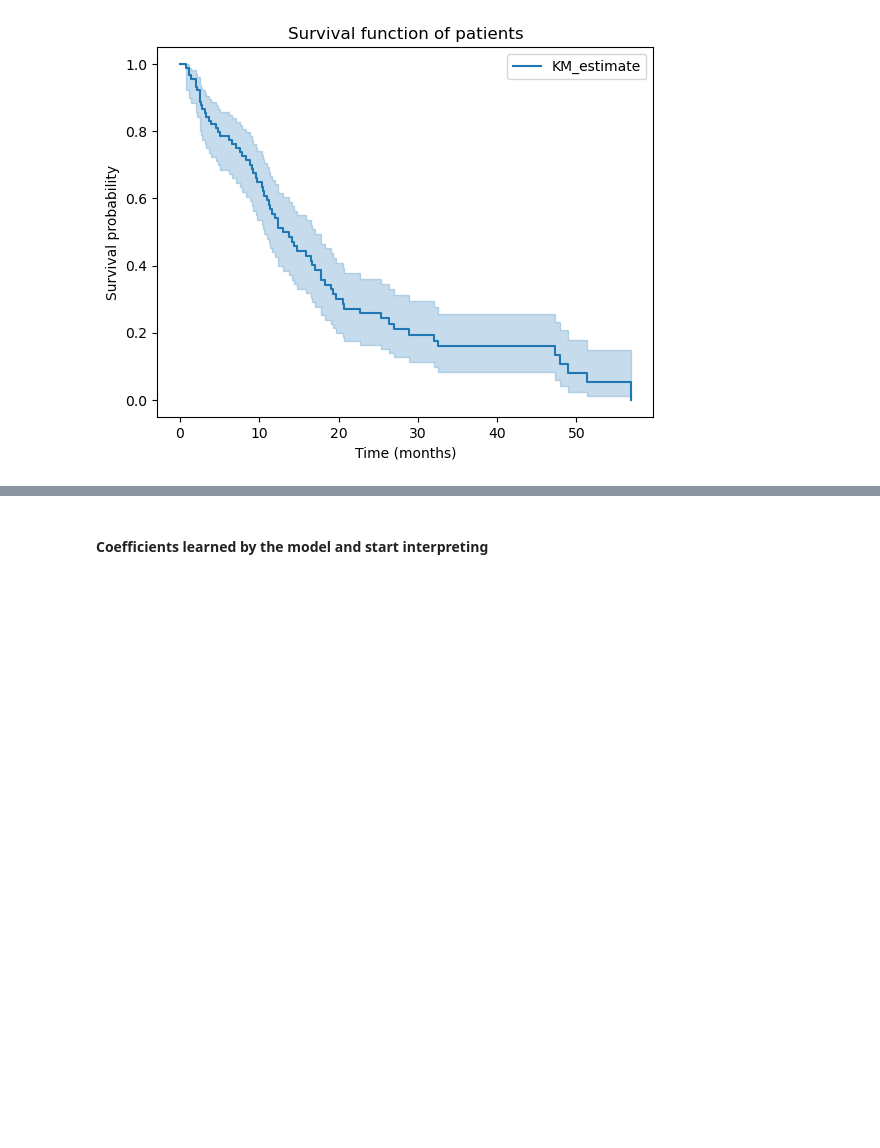
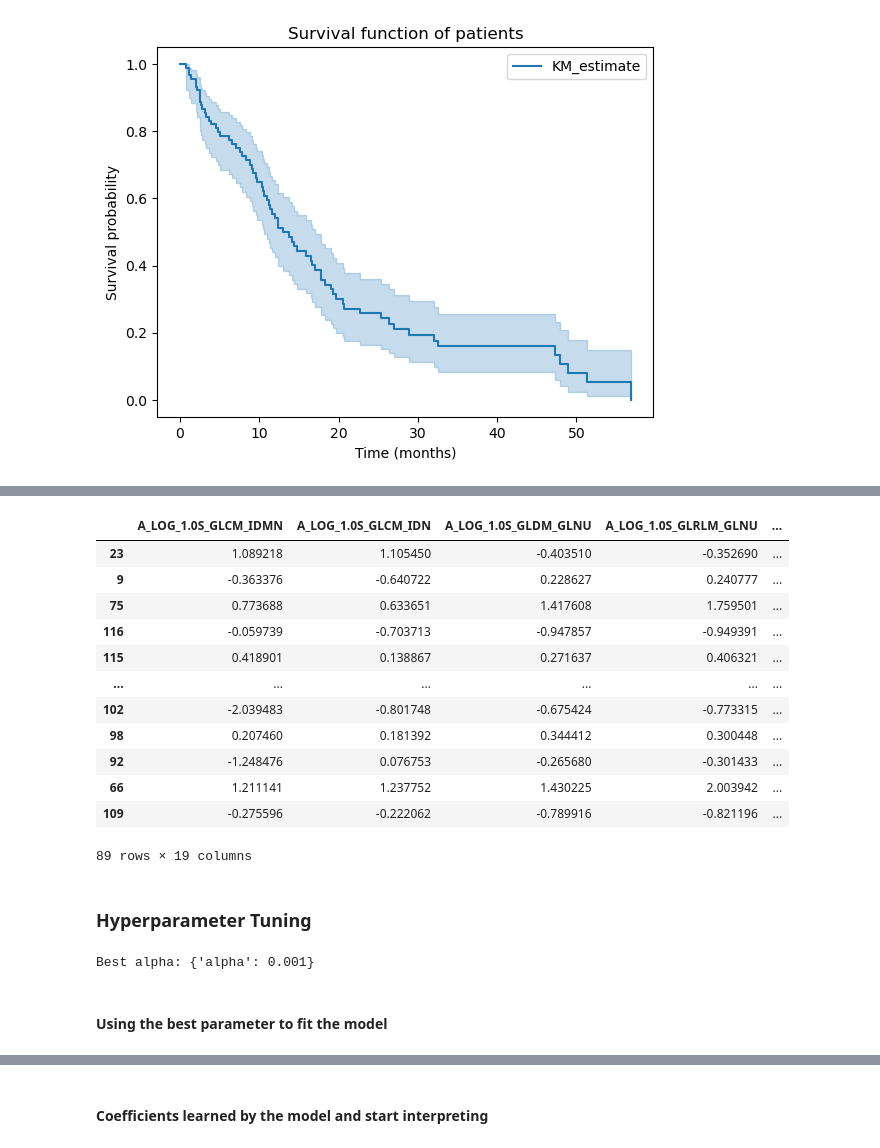
Before and after one commit to yingquanw/survival_analysis, a Jupyter notebook: survival.ipynb, the cells around one changed output, grey strips where cells are left out. Drawn from its saved outputs; the diff is of its cells as text; code cells hidden in the pictures; blank space fills up the shorter version.

```diff
--- a/survival.ipynb
+++ b/survival.ipynb
@@ -174,0 +233,30 @@ cph.fit(train_df_surv, duration_col="time", event_col="censor");
+# %%
+# Inspect the features with higher importance
+
+def get_feature_coefs(pipe, best_params, data_x, data_y):
+    # Set pipeline parameters
+    pipe.set_params(**best_params)
+    pipe.fit(data_x, data_y)
+
+    # Extract the scale, transformer, and final estimator steps from the pipeline
+    scale, transformer, final_estimator = [s[1] for s in pipe.steps]
+
+    # Assuming the scaler doesn't change the order or number of columns
+    scaled_feature_names = data_x.columns
+
+    # Get boolean mask of the selected features from the transformer
+    selected_mask = transformer.get_support()
+
+    # Use the mask to filter the names of the scaled+selected features
+    selected_feature_names = scaled_feature_names[selected_mask]
+
+    # Create and return a pandas Series with the coefficients of the final estimator
+    coefs = pd.Series(final_estimator.coef_, selected_feature_names)
+
+    return coefs
+# %%
+coefs_series = get_feature_coefs(pipe, gcv.best_params_, X_train_df, y_train_df)
+# %%
+# Get the name of features that are more important
+selected_column = list(coefs_series.index)
+selected_column
@@ -174,0 +283,17 @@ cph.fit(train_df_surv, duration_col="time", event_col="censor");
+# %%
+X_train_df_seleted = train_df_surv[selected_column]
+X_train_df_seleted
+# %% [output]
+|  | A_LOG_1.0S_GLCM_IDMN | A_LOG_1.0S_GLCM_IDN | A_LOG_1.0S_GLDM_GLNU | A_LOG_1.0S_GLRLM_GLNU | ... |
+| 23 | 1.089218 | 1.105450 | -0.403510 | -0.352690 | ... |
+| 9 | -0.363376 | -0.640722 | 0.228627 | 0.240777 | ... |
+| 75 | 0.773688 | 0.633651 | 1.417608 | 1.759501 | ... |
+| 116 | -0.059739 | -0.703713 | -0.947857 | -0.949391 | ... |
+| 115 | 0.418901 | 0.138867 | 0.271637 | 0.406321 | ... |
+| ... | ... | ... | ... | ... | ... |
+| 102 | -2.039483 | -0.801748 | -0.675424 | -0.773315 | ... |
+| 98 | 0.207460 | 0.181392 | 0.344412 | 0.300448 | ... |
+| 92 | -1.248476 | 0.076753 | -0.265680 | -0.301433 | ... |
+| 66 | 1.211141 | 1.237752 | 1.430225 | 2.003942 | ... |
+| 109 | -0.275596 | -0.222062 | -0.789916 | -0.821196 | ... |
+89 rows × 19 columns
@@ -174,0 +308,32 @@ cph.fit(train_df_surv, duration_col="time", event_col="censor");
+# %% [markdown]
+### Hyperparameter Tuning
+# %%
+import warnings
+warnings.filterwarnings("ignore")
+
+class CoxPHSurvivalAnalysisWrapper(BaseEstimator, RegressorMixin):
+    def __init__(self, alpha=1.0):
+        self.alpha = alpha
+        self.model = CoxPHSurvivalAnalysis(alpha=self.alpha)
+
+    def fit(self, X, y):
+        event, time = y['event'], y['time_to_event']
+        structured_y = np.array([(e, t) for e, t in zip(event, time)], dtype=[('event', '?'), ('time', '<f8')])
+        self.model.fit(X, structured_y)
+        return self
+
+    def predict(self, X):
+        return self.model.predict(X)
+
+X_train_df_seleted = X_train_df_seleted.apply(pd.to_numeric, errors='coerce')
+
+param_grid = {'alpha': [0.001, 0.001, 0.01, 0.1, 1.0, 10.0]}
+coxph = CoxPHSurvivalAnalysisWrapper()
+gsearch = GridSearchCV(coxph, param_grid, cv=5)
+gsearch.fit(X_train_df_seleted, y_train_df)
+
+print("Best alpha:", gsearch.best_params_)
+# %% [output]
+Best alpha: {'alpha': 0.001}
+# %% [markdown]
+#### Using the best parameter to fit the model
```
Also changed, not shown: parts of 29 cells of this notebook.
